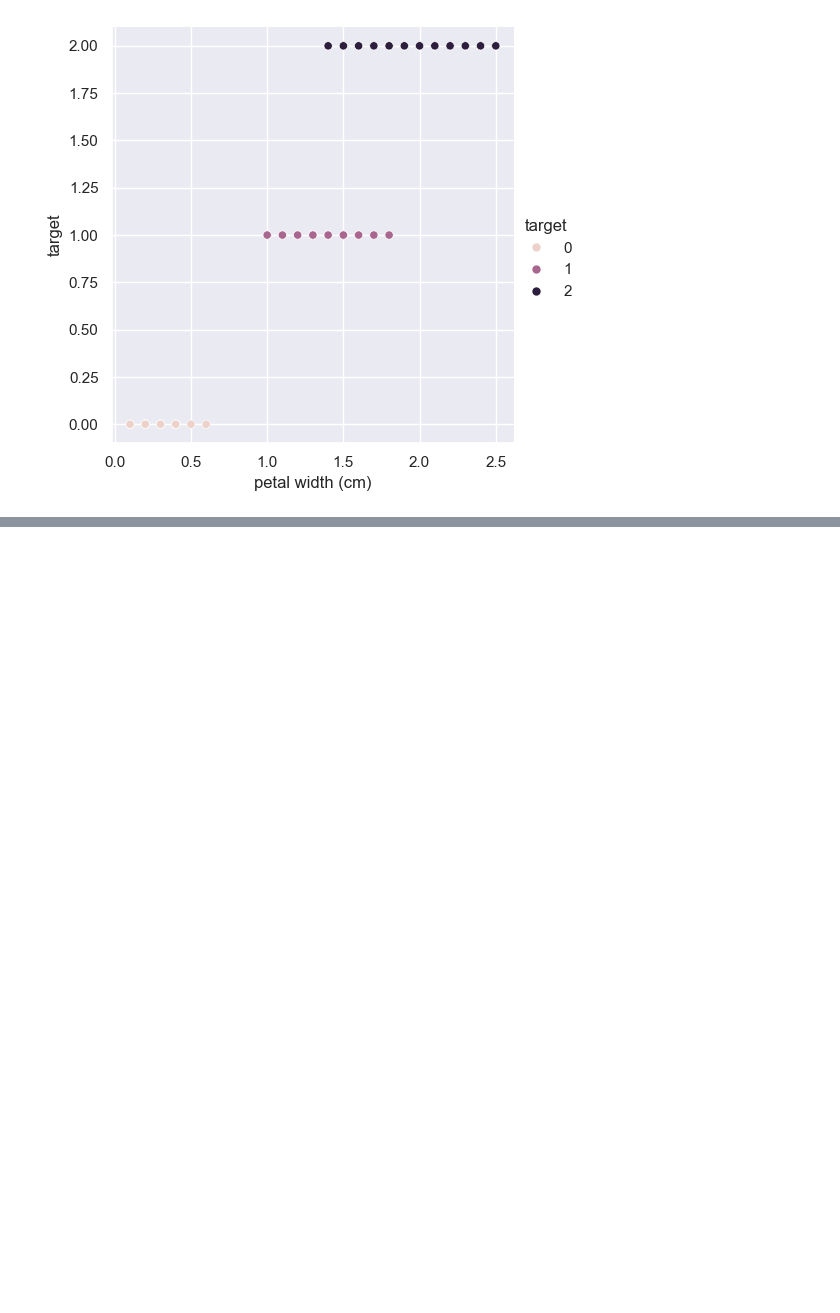
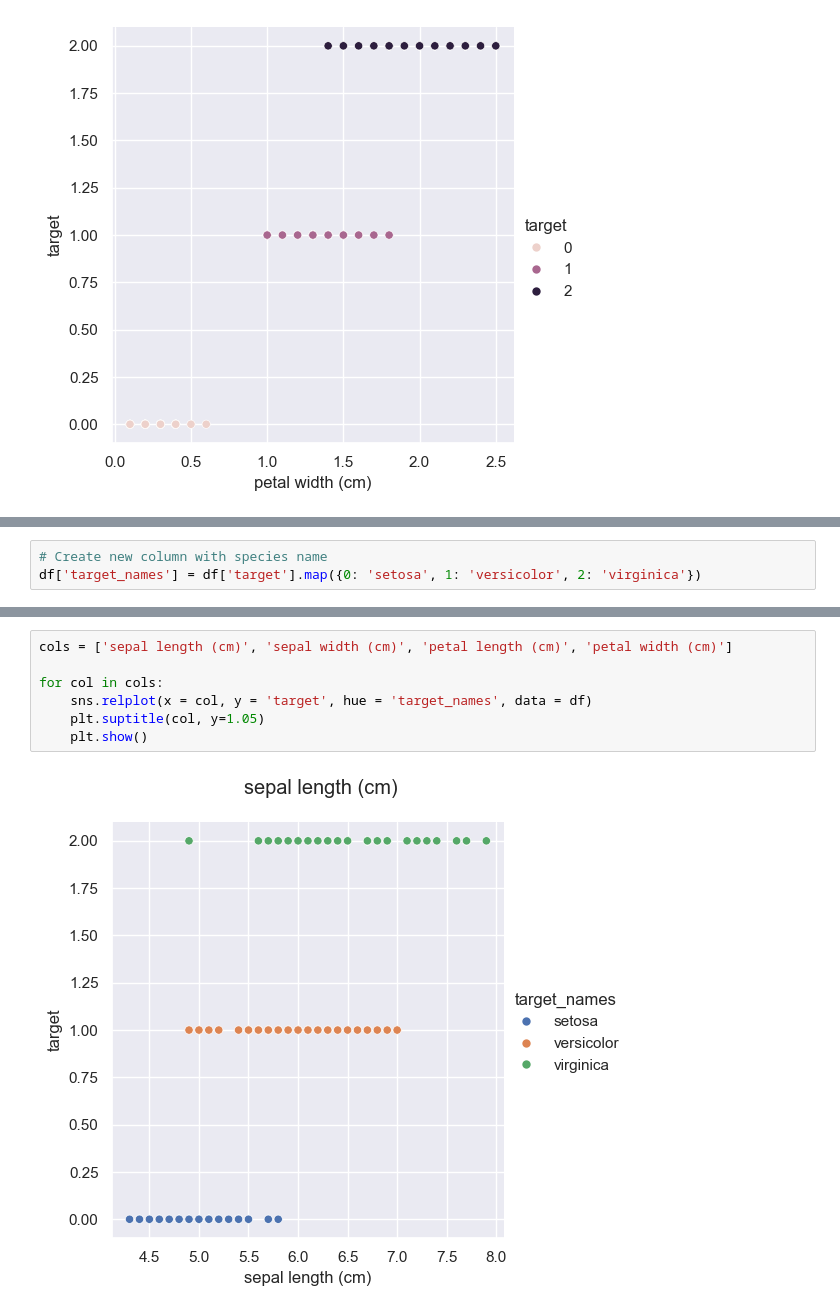
Before and after one commit to JakeG37/EverythingDataScience, a Jupyter notebook: 08_Projects/Iris_Machine_Learning_Project/IRIS.ipynb, the cells around one changed output, grey strips where cells are left out. Saved outputs shown, nothing was run; the diff lists cells and outputs as text; blank space fills up the shorter version.

```diff
--- a/08_Projects/Iris_Machine_Learning_Project/IRIS.ipynb
+++ b/08_Projects/Iris_Machine_Learning_Project/IRIS.ipynb
@@ -97,0 +102,3 @@ for col in cols:
+# %%
+# Create new column with species name
+df['target_names'] = df['target'].map({0: 'setosa', 1: 'versicolor', 2: 'virginica'})
@@ -97,0 +114,9 @@ for col in cols:
+# %%
+cols = ['sepal length (cm)', 'sepal width (cm)', 'petal length (cm)', 'petal width (cm)']
+
+for col in cols:
+    sns.relplot(x = col, y = 'target', hue = 'target_names', data = df)
+    plt.suptitle(col, y=1.05)
+    plt.show()
+# %% [output]
+[figure, added]
```
Also changed, not shown: parts of 63 cells of this notebook.
